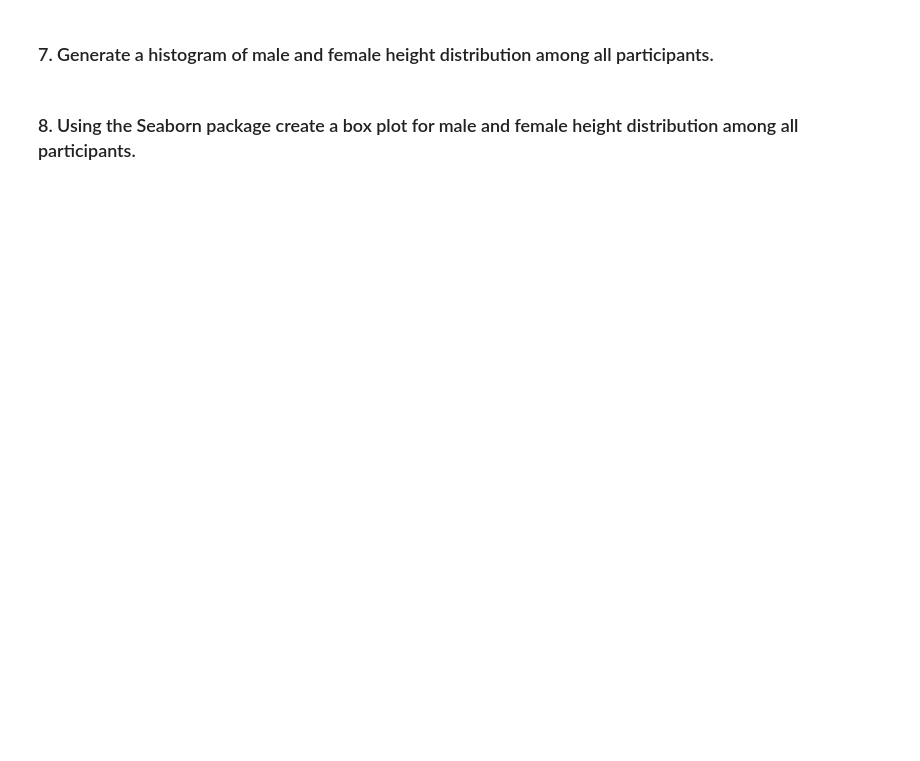
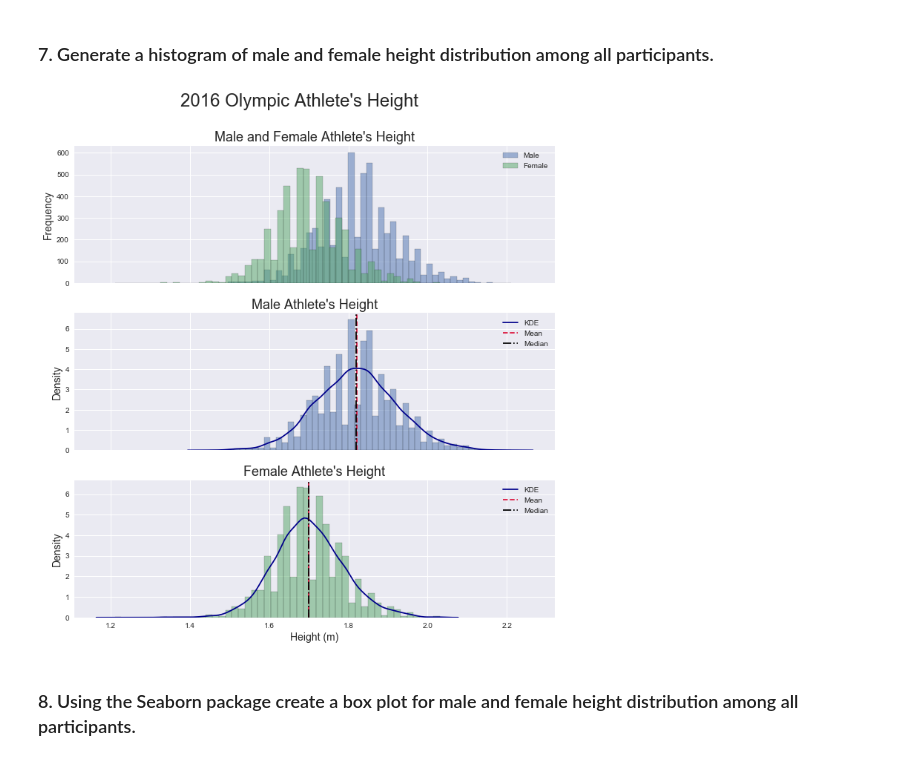
Before and after one commit to TimothyHelton/k2datascience, a Jupyter notebook: notebooks/EDA_Olympics_Exercises.ipynb, the cells around one changed output. Saved outputs shown, nothing was run; the diff lists cells and outputs as text; code cells hidden in the pictures; blank space fills up the shorter version.

```diff
--- a/notebooks/EDA_Olympics_Exercises.ipynb
+++ b/notebooks/EDA_Olympics_Exercises.ipynb
@@ -178,4 +184,8 @@ oly.country_medals_plot()
 # %% [markdown]
 ### 7. Generate a histogram of male and female height distribution among all participants.
+# %%
+oly.height_histograms()
+# %% [output]
+[figure, added]
 # %% [markdown]
 ### 8. Using the Seaborn package create a box plot for male and female height distribution among all participants.
```
Also changed, not shown: parts of 5 cells of this notebook, 1 other file.
